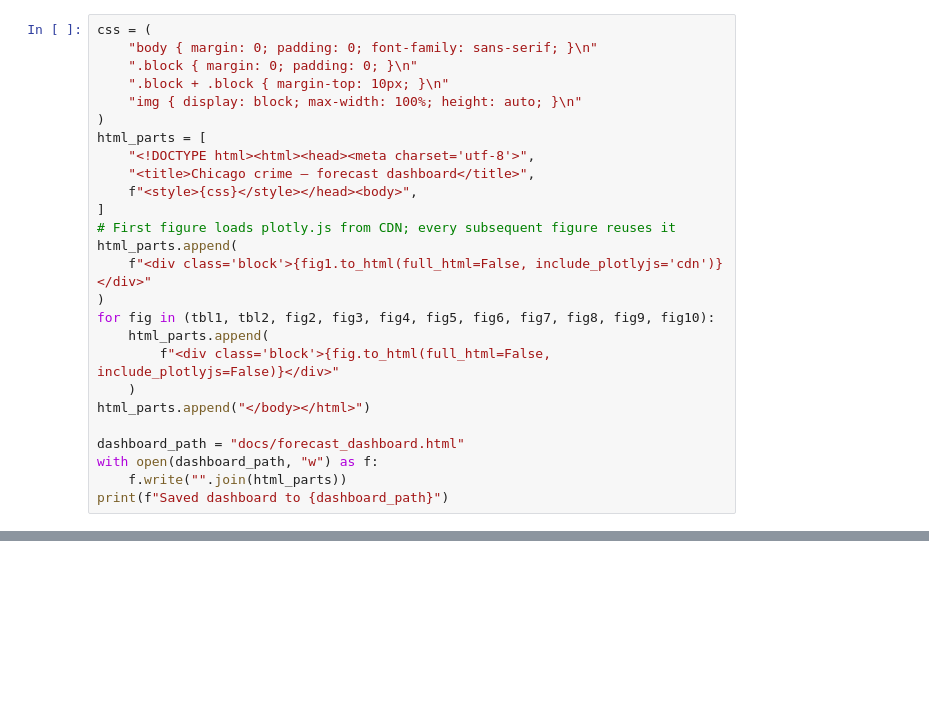
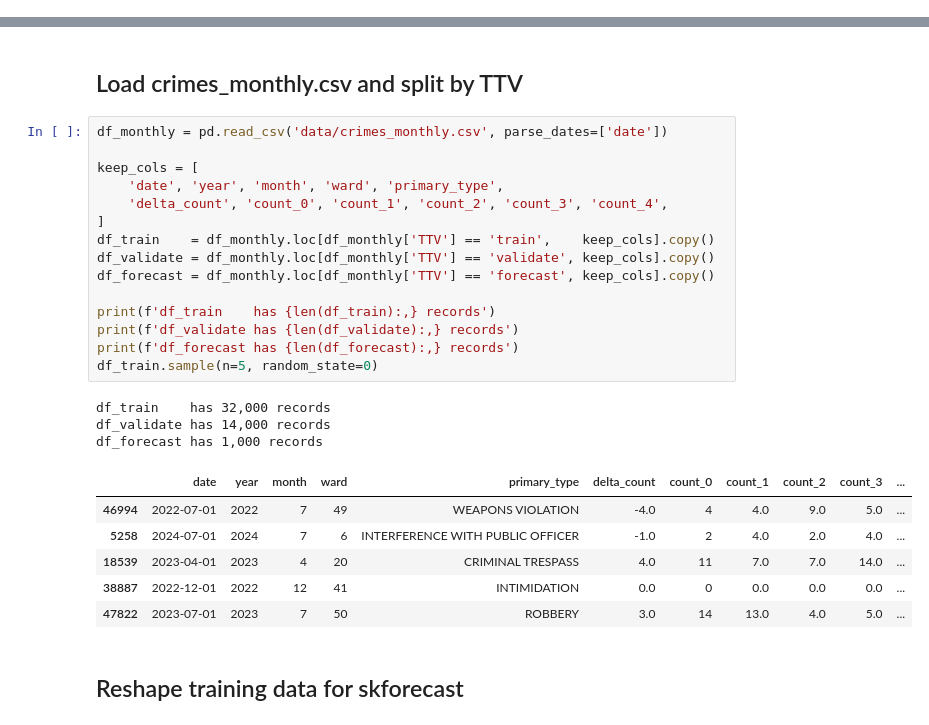
Before and after one commit to joehahn/chicago_crime_forecast, a Jupyter notebook: forecast_validate.ipynb, the cells around one changed output, grey strips where cells are left out. Drawn from its saved outputs; the diff is of its cells as text; blank space fills up the shorter version.

Commit message:
validate

```diff
--- a/forecast_validate.ipynb
+++ b/forecast_validate.ipynb
@@ -443,26 +0,0 @@ Plot 10: THEFT in 2026-03 (4,063 records)
-# %%
-css = (
-    "body { margin: 0; padding: 0; font-family: sans-serif; }\n"
-    ".block { margin: 0; padding: 0; }\n"
-    ".block + .block { margin-top: 10px; }\n"
-    "img { display: block; max-width: 100%; height: auto; }\n"
-)
-html_parts = [
-    "<!DOCTYPE html><html><head><meta charset='utf-8'>",
-    "<title>Chicago crime — forecast dashboard</title>",
-    f"<style>{css}</style></head><body>",
-]
-# First figure loads plotly.js from CDN; every subsequent figure reuses it
-html_parts.append(
-    f"<div class='block'>{fig1.to_html(full_html=False, include_plotlyjs='cdn')}</div>"
-)
-for fig in (tbl1, tbl2, fig2, fig3, fig4, fig5, fig6, fig7, fig8, fig9, fig10):
-    html_parts.append(
-        f"<div class='block'>{fig.to_html(full_html=False, include_plotlyjs=False)}</div>"
-    )
-html_parts.append("</body></html>")
-
-dashboard_path = "docs/forecast_dashboard.html"
-with open(dashboard_path, "w") as f:
-    f.write("".join(html_parts))
-print(f"Saved dashboard to {dashboard_path}")
@@ -470,0 +22,29 @@ Saved dashboard to docs/forecast_dashboard.html
+# %% [markdown]
+## Load crimes_monthly.csv and split by TTV
+# %%
+df_monthly = pd.read_csv('data/crimes_monthly.csv', parse_dates=['date'])
+
+keep_cols = [
+    'date', 'year', 'month', 'ward', 'primary_type',
+    'delta_count', 'count_0', 'count_1', 'count_2', 'count_3', 'count_4',
+]
+df_train    = df_monthly.loc[df_monthly['TTV'] == 'train',    keep_cols].copy()
+df_validate = df_monthly.loc[df_monthly['TTV'] == 'validate', keep_cols].copy()
+df_forecast = df_monthly.loc[df_monthly['TTV'] == 'forecast', keep_cols].copy()
+
+print(f'df_train    has {len(df_train):,} records')
+print(f'df_validate has {len(df_validate):,} records')
+print(f'df_forecast has {len(df_forecast):,} records')
+df_train.sample(n=5, random_state=0)
+# %% [output]
+df_train    has 32,000 records
+df_validate has 14,000 records
+df_forecast has 1,000 records
+|  | date | year | month | ward | primary_type | delta_count | count_0 | count_1 | count_2 | count_3 | ... |
+| 46994 | 2022-07-01 | 2022 | 7 | 49 | WEAPONS VIOLATION | -4.0 | 4 | 4.0 | 9.0 | 5.0 | ... |
+| 5258 | 2024-07-01 | 2024 | 7 | 6 | INTERFERENCE WITH PUBLIC OFFICER | -1.0 | 2 | 4.0 | 2.0 | 4.0 | ... |
+| 18539 | 2023-04-01 | 2023 | 4 | 20 | CRIMINAL TRESPASS | 4.0 | 11 | 7.0 | 7.0 | 14.0 | ... |
+| 38887 | 2022-12-01 | 2022 | 12 | 41 | INTIMIDATION | 0.0 | 0 | 0.0 | 0.0 | 0.0 | ... |
+| 47822 | 2023-07-01 | 2023 | 7 | 50 | ROBBERY | 3.0 | 14 | 13.0 | 4.0 | 5.0 | ... |
+# %% [markdown]
+## Reshape training data for skforecast
```
Also changed, not shown: parts of 38 cells of this notebook, 3 other files.
